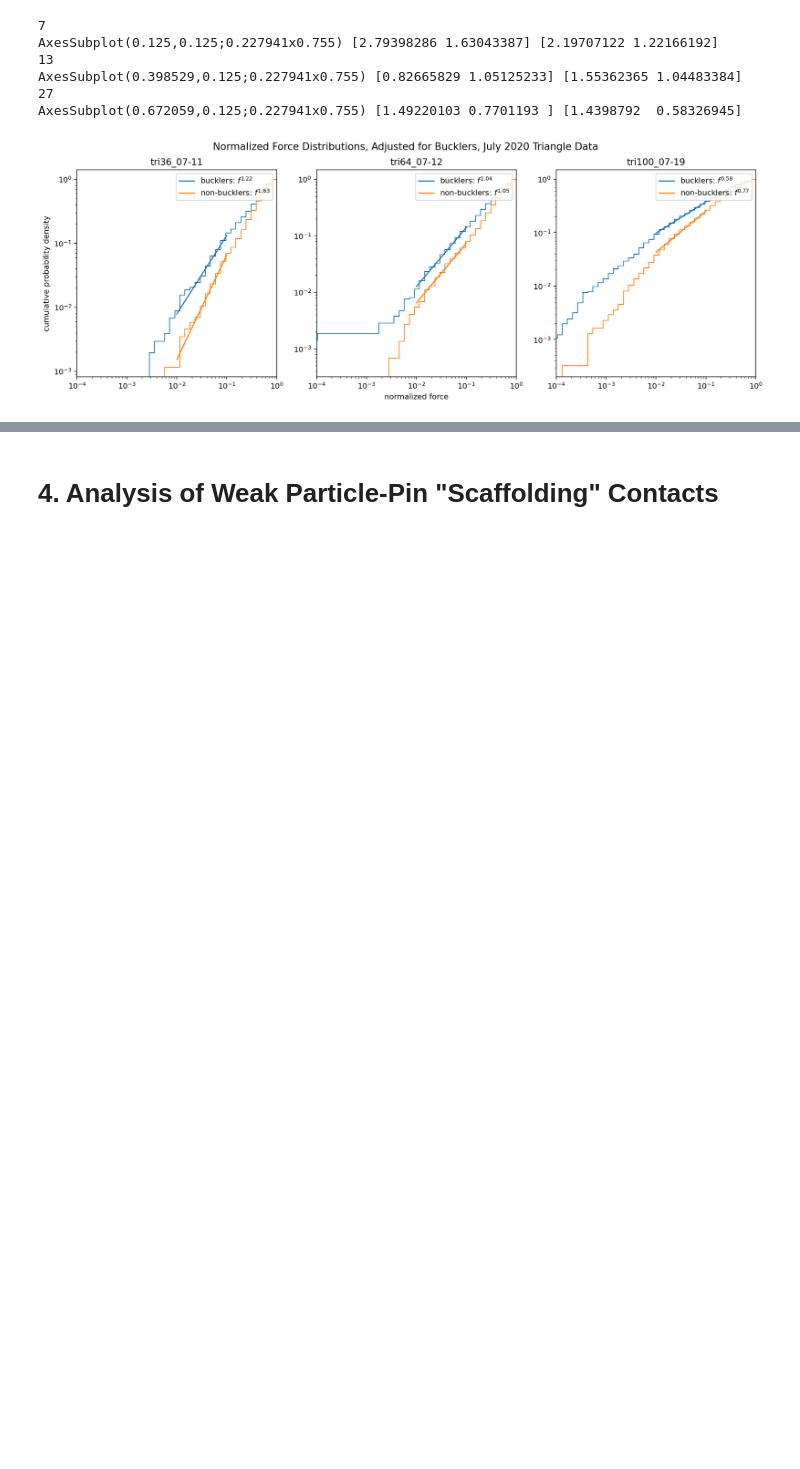
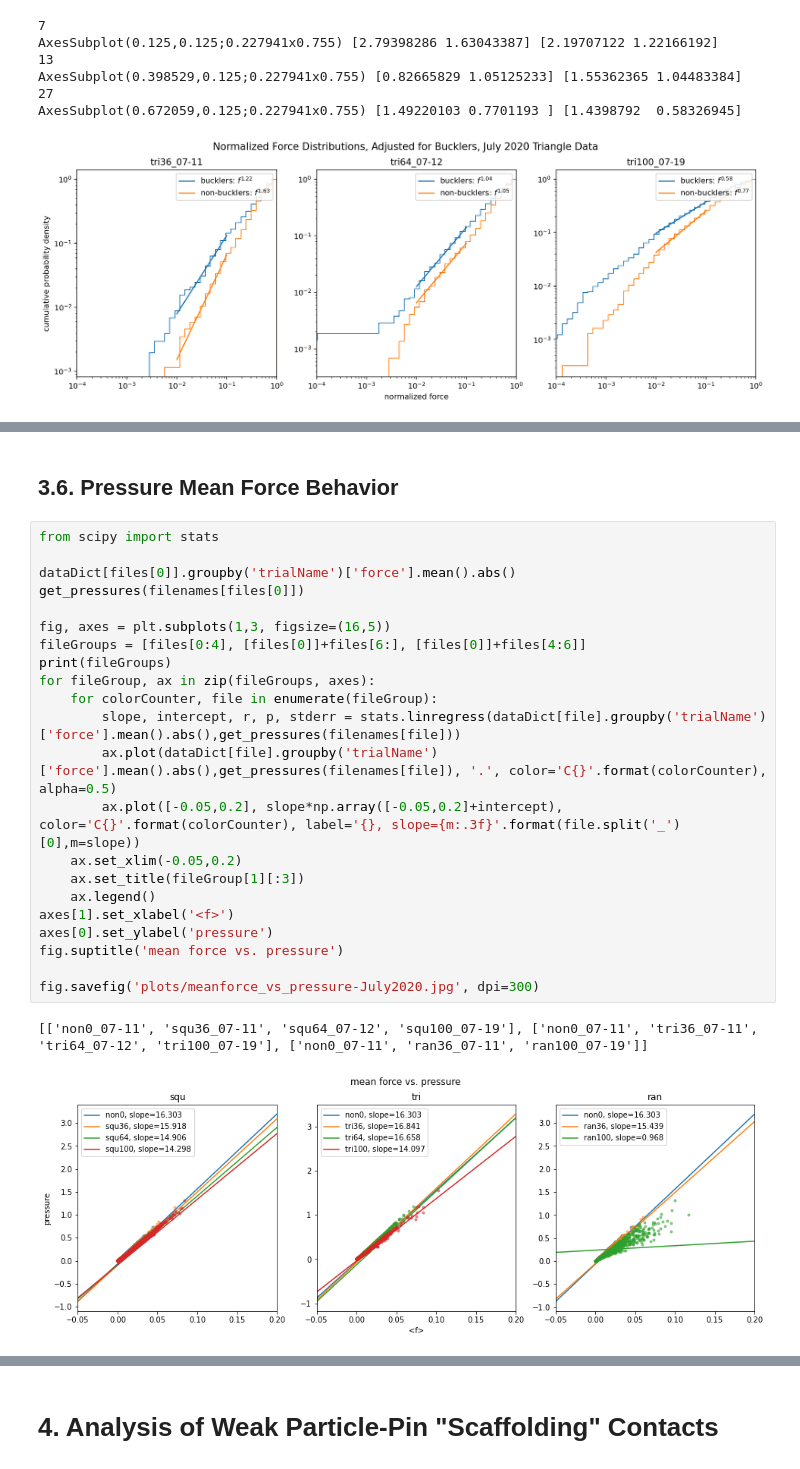
Before and after one commit to andyletzhang/SwatGrains, a Jupyter notebook: BondInfo_Analysis.ipynb, the cells around one changed output, grey strips where cells are left out. Saved outputs shown, nothing was run; the diff lists cells and outputs as text; blank space fills up the shorter version.

```diff
--- a/BondInfo_Analysis.ipynb
+++ b/BondInfo_Analysis.ipynb
@@ -677,0 +708,27 @@ AxesSubplot(0.672059,0.125;0.227941x0.755) [1.49220103 0.7701193 ] [1.4398792  0
+# %% [markdown]
+## 3.6. Pressure Mean Force Behavior
+# %%
+from scipy import stats
+
+dataDict[files[0]].groupby('trialName')['force'].mean().abs()
+get_pressures(filenames[files[0]])
+
+fig, axes = plt.subplots(1,3, figsize=(16,5))
+fileGroups = [files[0:4], [files[0]]+files[6:], [files[0]]+files[4:6]]
+print(fileGroups)
+for fileGroup, ax in zip(fileGroups, axes):
+    for colorCounter, file in enumerate(fileGroup):
+        slope, intercept, r, p, stderr = stats.linregress(dataDict[file].groupby('trialName')['force'].mean().abs(),get_pressures(filenames[file]))
+        ax.plot(dataDict[file].groupby('trialName')['force'].mean().abs(),get_pressures(filenames[file]), '.', color='C{}'.format(colorCounter), alpha=0.5)
+        ax.plot([-0.05,0.2], slope*np.array([-0.05,0.2]+intercept),  color='C{}'.format(colorCounter), label='{}, slope={m:.3f}'.format(file.split('_')[0],m=slope))
+    ax.set_xlim(-0.05,0.2)
+    ax.set_title(fileGroup[1][:3])
+    ax.legend()
+axes[1].set_xlabel('<f>')
+axes[0].set_ylabel('pressure')
+fig.suptitle('mean force vs. pressure')
+
+fig.savefig('plots/meanforce_vs_pressure-July2020.jpg', dpi=300)
+# %% [output]
+[['non0_07-11', 'squ36_07-11', 'squ64_07-12', 'squ100_07-19'], ['non0_07-11', 'tri36_07-11', 'tri64_07-12', 'tri100_07-19'], ['non0_07-11', 'ran36_07-11', 'ran100_07-19']]
+[figure, added]
```
Also changed, not shown: parts of 6 cells of this notebook, 1 other file.
